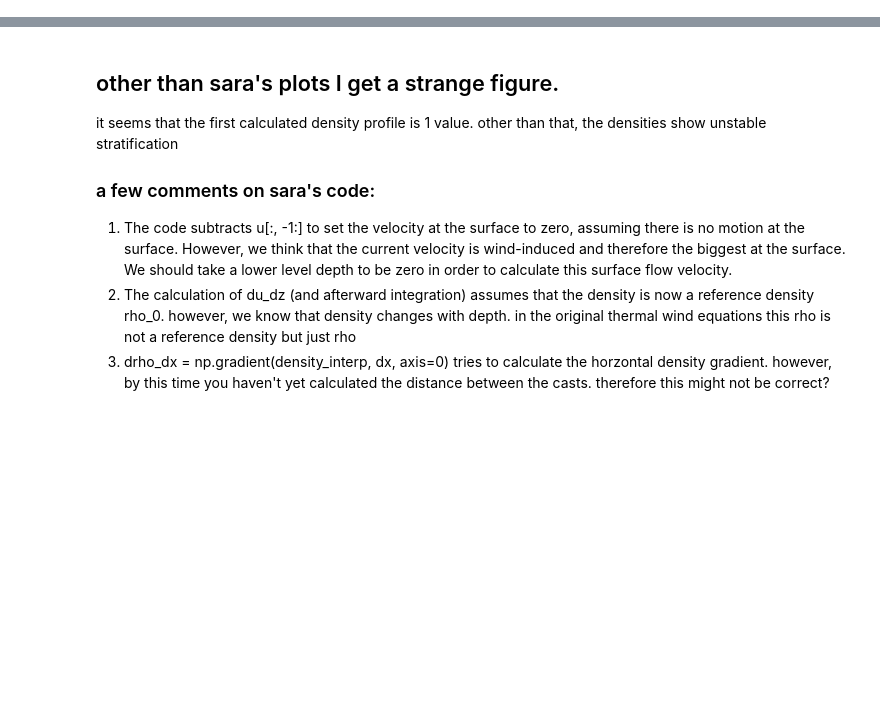
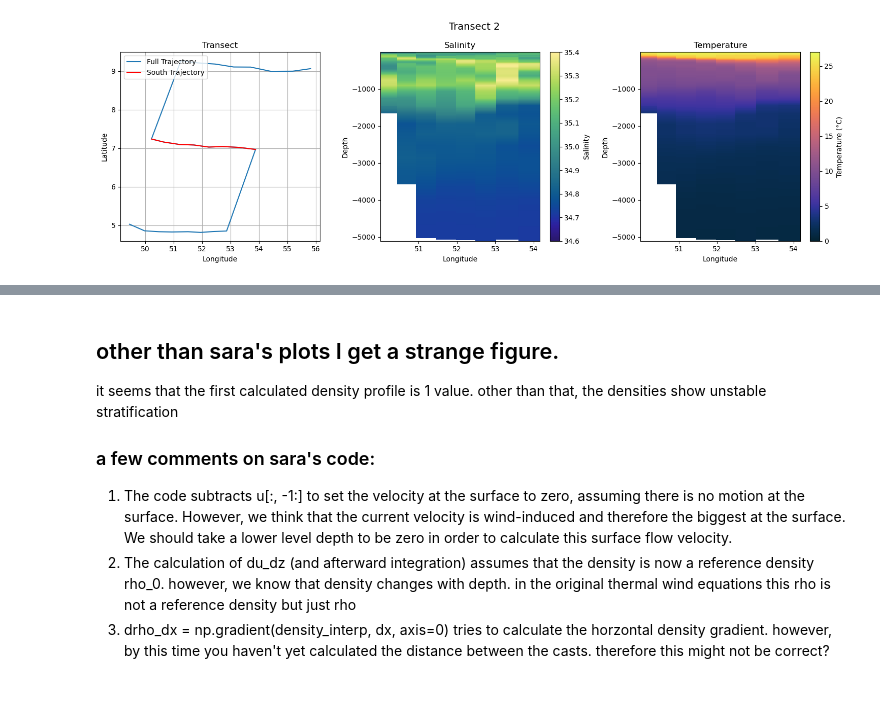
Before and after one commit to ret1-c/Virtualship_Project_UU, a Jupyter notebook: Analysation_virtualship_2.ipynb, the cells around one changed output, grey strips where cells are left out. Cells and saved outputs as stored; diff of their text form; code cells hidden in the pictures; blank space fills up the shorter version.

```diff
--- a/Analysation_virtualship_2.ipynb
+++ b/Analysation_virtualship_2.ipynb
@@ -235,0 +127,4 @@ plt.show()
+# %%
+plots_S_T(inds= trs2_idx, title = 'Transect 2')
+# %% [output]
+[figure, added]
```
Also changed, not shown: parts of 22 cells of this notebook.
